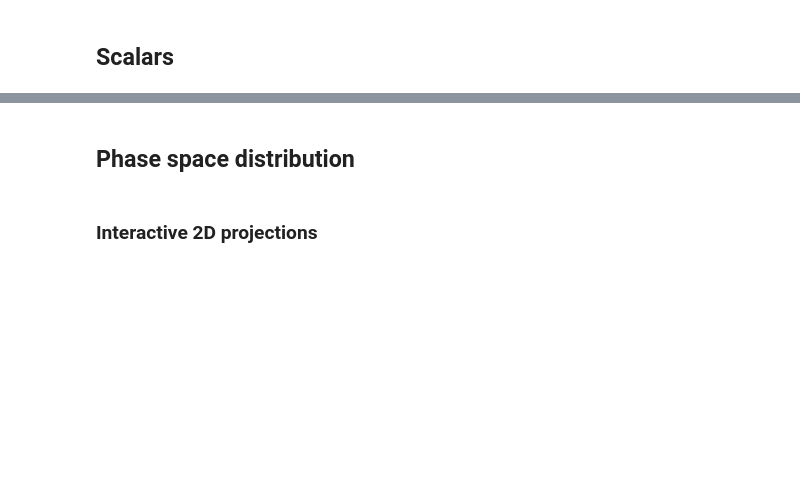
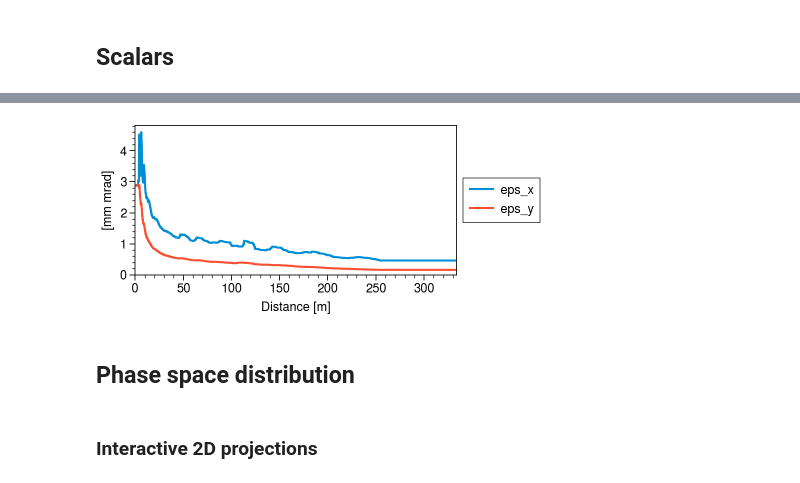
Before and after one commit to austin-hoover/pyorbit-tools, a Jupyter notebook: scripts/sns_linac/analysis_sim.ipynb, the cells around one changed output, grey strips where cells are left out. Drawn from its saved outputs; the diff is of its cells as text; code cells hidden in the pictures; blank space fills up the shorter version.

```diff
--- a/scripts/sns_linac/analysis_sim.ipynb
+++ b/scripts/sns_linac/analysis_sim.ipynb
@@ -60,13 +107,12 @@ plt.show()
 # %%
-history["eps_x"] = np.sqrt(history["cov_0-0"] * history["cov_1-1"] - history["cov_0-1"]**2)
-history["eps_y"] = np.sqrt(history["cov_2-2"] * history["cov_3-3"] - history["cov_2-3"]**2)
-
 fig, ax = pplt.subplots(figsize=(4.5, 2.0))
 for key in ["eps_x", "eps_y"]:
     ax.plot(history["position"].values, history[key].values * 1.00e+06, label=key)
 ax.legend(loc="r", ncols=1)
 ax.format(xlabel="Distance [m]", ylabel="[mm mrad]", ymin=0.0)
 plt.show()
+# %% [output]
+[figure, added]
 # %% [markdown]
 ## Phase space distribution
 # %%
```
Also changed, not shown: parts of 8 cells of this notebook, 4 other files.
